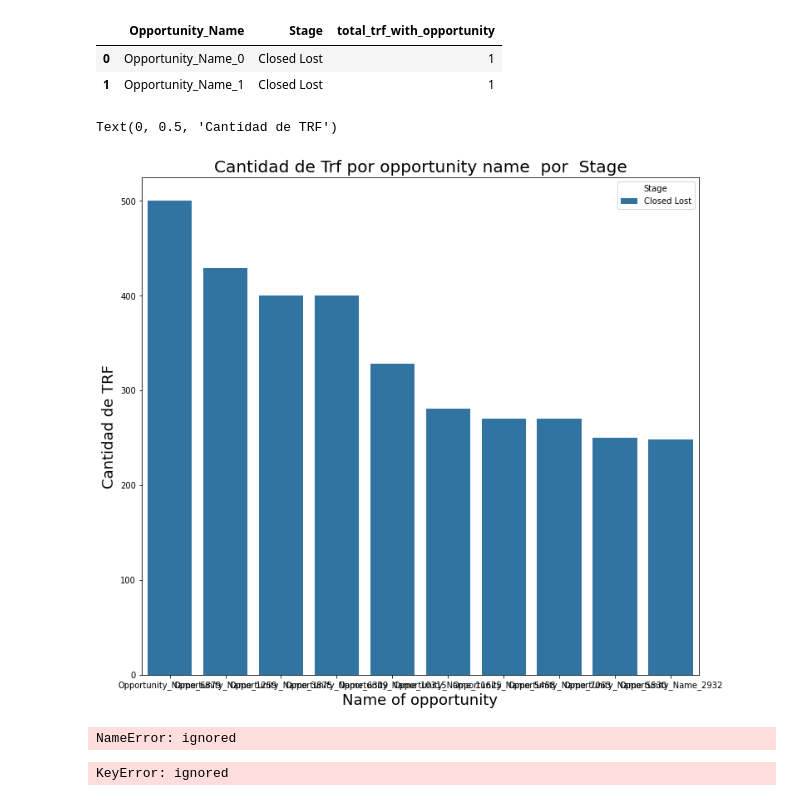
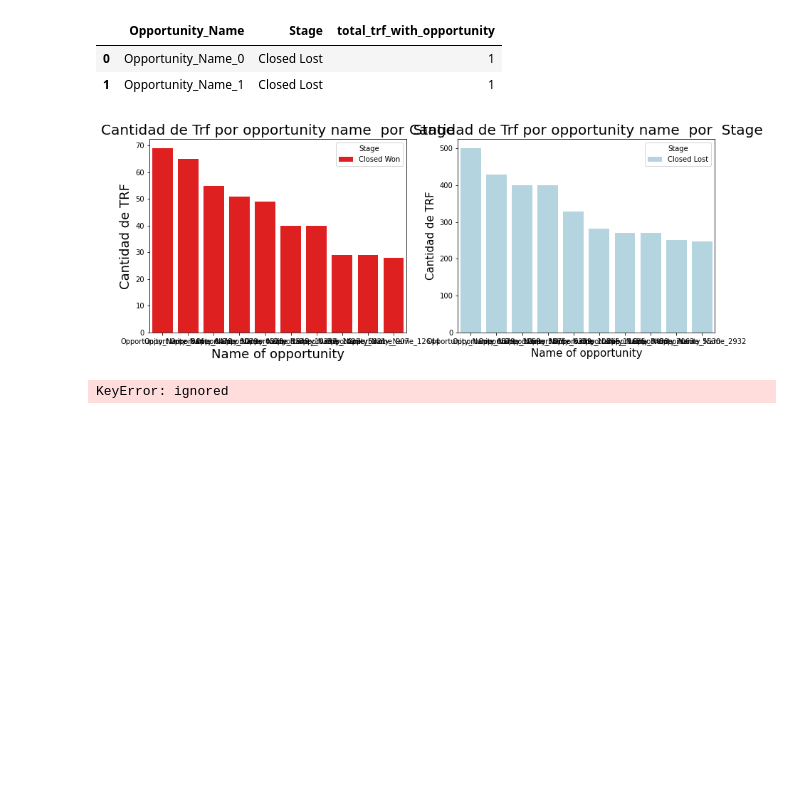
Before and after one commit to joaquinparodi/TP-DATOS, a Jupyter notebook: tp1orga.ipynb, the cells around one changed output. Drawn from its saved outputs; the diff is of its cells as text; code cells hidden in the pictures; blank space fills up the shorter version.

Commit message:
agregue unos graficos, me falta arreglar dos graficos de cantidad de item por anio, y delibery term

```diff
--- a/tp1orga.ipynb
+++ b/tp1orga.ipynb
@@ -115,0 +116,2 @@ plt.show()
+# %%
+entrenamiento=entrenamiento.loc[(entrenamiento['Stage']=='Closed Lost' ) | (entrenamiento['Stage']=='Closed Won'),: ]
@@ -257,4 +432,10 @@ opportunity_trf_stage.head(2)
 | 0 | Opportunity_Name_0 | Closed Lost | 1 |
 | 1 | Opportunity_Name_1 | Closed Lost | 1 |
 # %%
-df=opportunity_trf_stage.nlargest(10,'total_trf_with_opportunity')
+opportunity_trf_stage_lost=opportunity_trf_stage.loc[opportunity_trf_stage['Stage']=='Closed Lost',:].nlargest(10,'total_trf_with_opportunity')
+# %%
+opportunity_trf_stage_won=opportunity_trf_stage.loc[opportunity_trf_stage['Stage']=='Closed Won',:].nlargest(10,'total_trf_with_opportunity')
+# %%
+#voy a ponerlo nombre corto
+df=opportunity_trf_stage_won
+df2=opportunity_trf_stage_lost
@@ -261,12 +445,32 @@ df=opportunity_trf_stage.nlargest(10,'total_trf_with_opportunity')
 # %%
-fig, ax = plt.subplots(figsize=(12,11))
+fig, ax = plt.subplots(figsize=(22,11))
+
+
+#fig = plt.figure()
+#fig.subplots_adjust(bottom=0.025, left=0.025, top = 0.975, right=0.975)
+ax1=plt.subplot(2, 3, 4)
+
+
+#g = sns.barplot(x=df['Opportunity_Name'], y=df['total_trf_with_opportunity'],hue="Stage",data=df,ax=ax)
+g = sns.barplot(x=df['Opportunity_Name'], y=df['total_trf_with_opportunity'],palette=["red", "lightpink"],hue="Stage",data=df,ax=ax1)
+g.set_title("Cantidad de Trf por opportunity name  por  Stage", fontsize=20)
+g.set_xlabel("Name of opportunity", fontsize=18)
+g.set_ylabel("Cantidad de TRF", fontsize=18)
+
+#ax1=plt.xticks(())
+#ax1=plt.yticks(())
+
+
+ax2=plt.subplot(2, 3, 5)
+g = sns.barplot(x=df2['Opportunity_Name'], y=df2['total_trf_with_opportunity'],palette=["lightblue", "lightpink"],hue="Stage",data=df2,ax=ax2)
+g.set_title("Cantidad de Trf por opportunity name  por  Stage", fontsize=20)
+g.set_xlabel("Name of opportunity", fontsize=15)
+g.set_ylabel("Cantidad de TRF", fontsize=15)
+#ax1=plt.xticks(())
+#ax1=plt.yticks(())
 
 
 
-g = sns.barplot(x=df['Opportunity_Name'], y=df['total_trf_with_opportunity'],hue="Stage",data=df,ax=ax)
-g.set_title("Cantidad de Trf por opportunity name  por  Stage", fontsize=20)
-g.set_xlabel("Name of opportunity", fontsize=18)
-g.set_ylabel("Cantidad de TRF", fontsize=18)
+plt.show()
 # %% [output]
-Text(0, 0.5, 'Cantidad de TRF')
-[figure, old version]
+[figure, new version]
@@ -277,7 +477,3 @@ opportunity_trf_stage.columns=['closed_lost','closed_won']
-# %%
-df=df.reset_index()
-# %% [output]
-NameError: ignored
 # %%
 df=opportunity_trf_stage.nlargest(50,'closed_won')
 # %%
```
Also changed, not shown: parts of 40 cells of this notebook.
